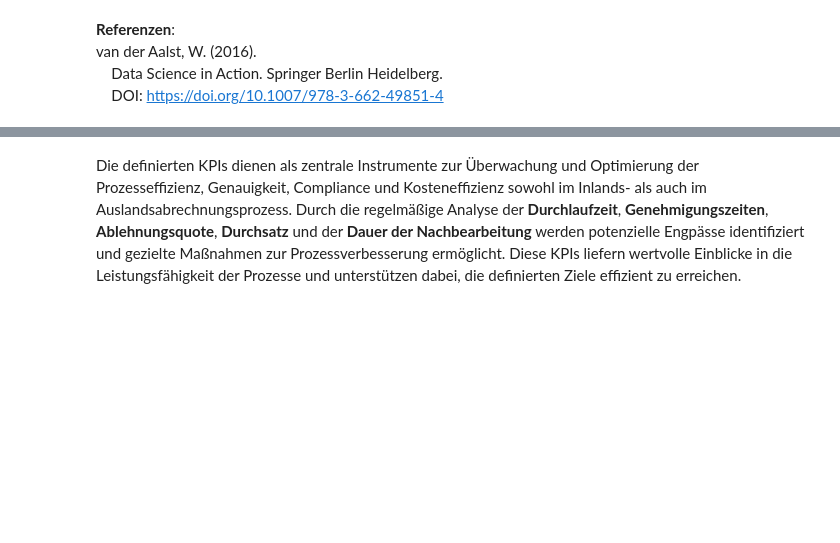
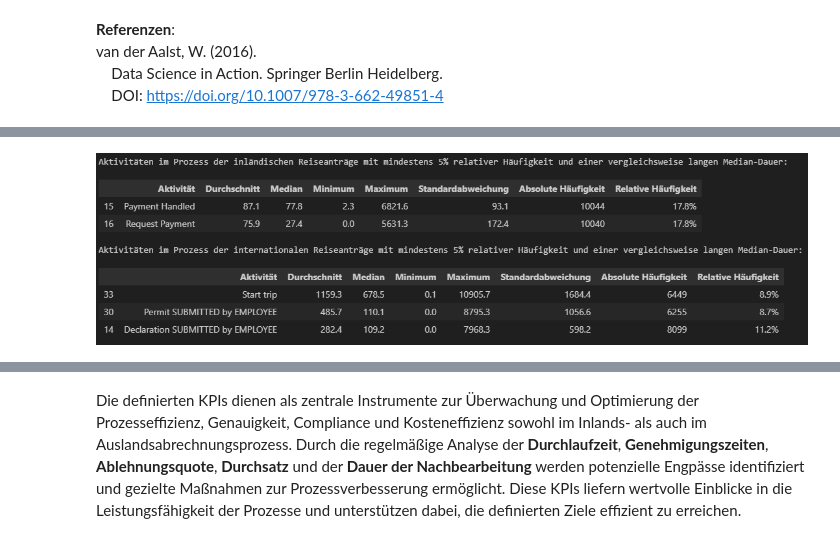
Before and after one commit to Flemming-R/MADS23a_PM-HA_Filali_Teppris_Rommelfangen, a Jupyter notebook: notebooks/0_Hauptnotebook.ipynb, the cells around one changed output, grey strips where cells are left out. Cells and saved outputs as stored; diff of their text form; code cells hidden in the pictures; blank space fills up the shorter version.

```diff
--- a/notebooks/0_Hauptnotebook.ipynb
+++ b/notebooks/0_Hauptnotebook.ipynb
@@ -229,0 +264,6 @@ van der Aalst, W. (2016). <br>
+# %%
+from IPython.display import Image, display
+png_file_path = "./Data/bottlenecks.png"
+display(Image(filename=png_file_path))
+# %% [output]
+[figure, added]
```
Also changed, not shown: parts of 11 cells of this notebook.
